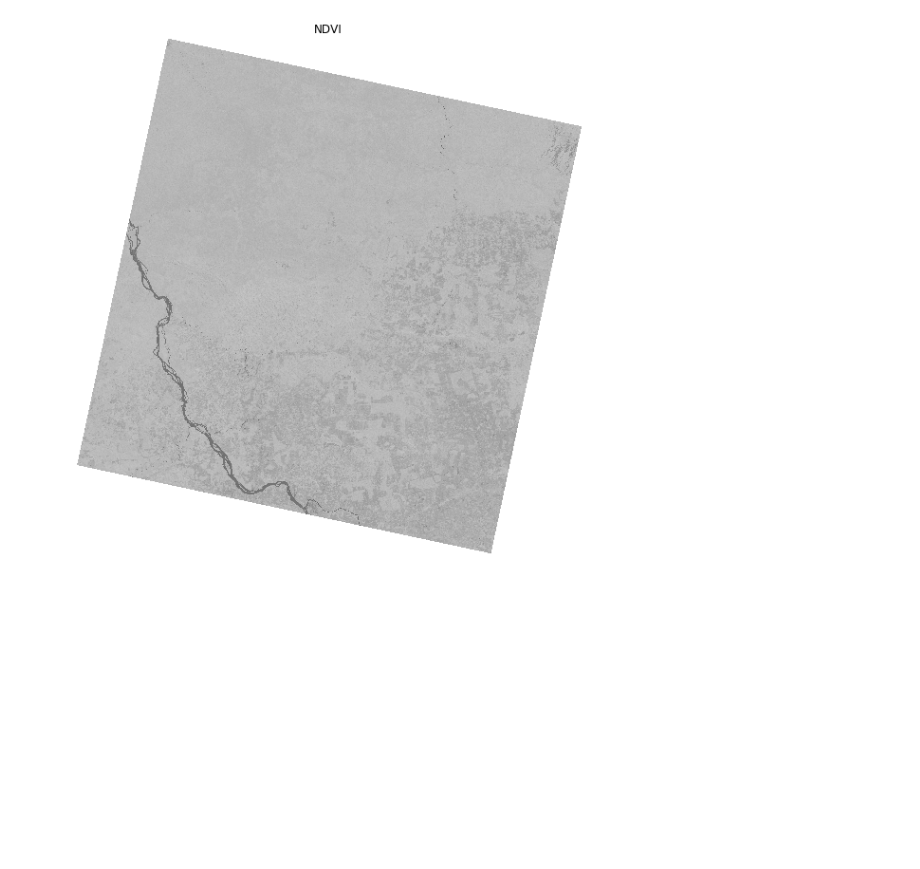
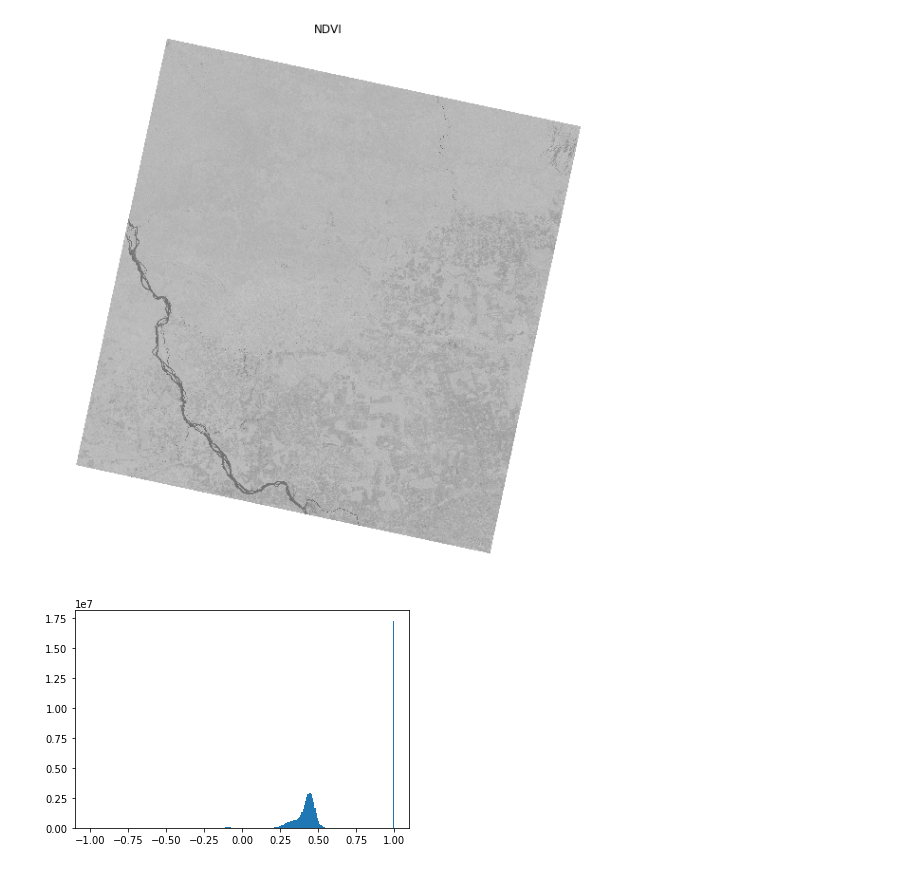
Before and after one commit to rvmaretto/deepgeo, a Jupyter notebook: notebooks/plot_preprocessor_results.ipynb, the cells around one changed output. Saved outputs shown, nothing was run; the diff lists cells and outputs as text; code cells hidden in the pictures; blank space fills up the shorter version.

```diff
--- a/notebooks/plot_preprocessor_results.ipynb
+++ b/notebooks/plot_preprocessor_results.ipynb
@@ -52,3 +57,7 @@ pl.axis('off')
 # %% [output]
 (-0.5, 7590.5, 7740.5, -0.5)
 [figure]
+# %%
+hist_ndvi = pl.hist(ndvi.ravel(), bins=256)
+# %% [output]
+[figure, added]
```
Also changed, not shown: parts of 7 cells of this notebook, 2 other files.
